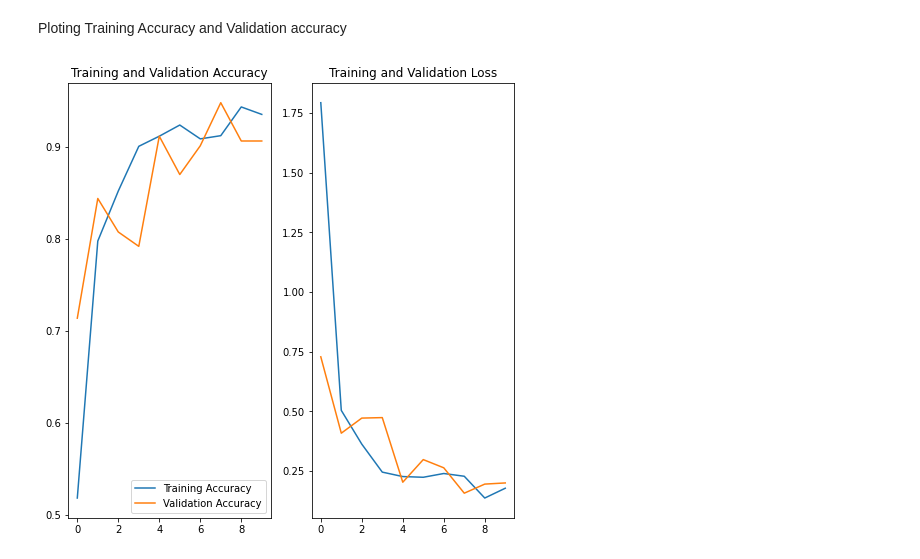
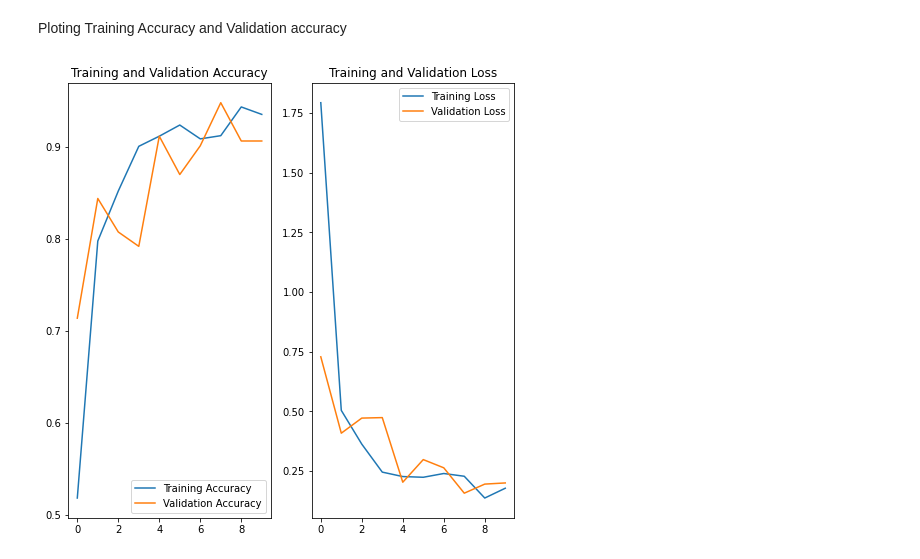
Before and after one commit to Code-with-jaycee/Potato-disease-prediction, a Jupyter notebook: Training/training.ipynb, the cells around one changed output. Saved outputs shown, nothing was run; the diff lists cells and outputs as text; code cells hidden in the pictures.

```diff
--- a/Training/training.ipynb
+++ b/Training/training.ipynb
@@ -308,19 +309,20 @@ Ploting Training Accuracy and Validation accuracy
 # %%
 from cProfile import label
 
 
 plt.figure(figsize= (8, 8))
 plt.subplot(1, 2, 1)
 plt.plot(range(EPOCHS), acc, label='Training Accuracy')
 plt.plot(range(EPOCHS), val_acc, label='Validation Accuracy')
 plt.legend(loc='lower right')
 plt.title('Training and Validation Accuracy')
 
 
 plt.subplot(1, 2, 2)
 plt.plot(range(EPOCHS), loss, label='Training Loss')
 plt.plot(range(EPOCHS), val_loss, label="Validation Loss")
 plt.title('Training and Validation Loss')
+plt.legend(loc='upper right')
 plt.show()
 # %% [output]
-[figure, old version]
+[figure, new version]
```
Also changed, not shown: parts of 4 cells of this notebook.
